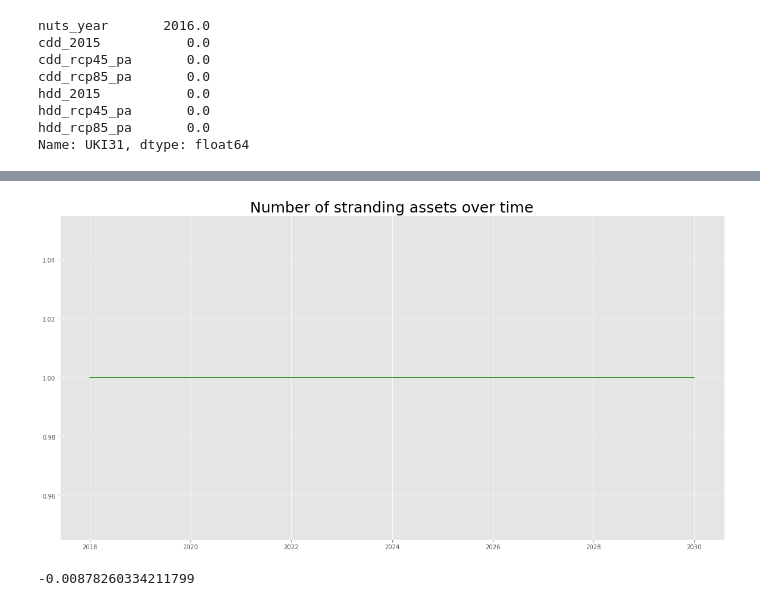
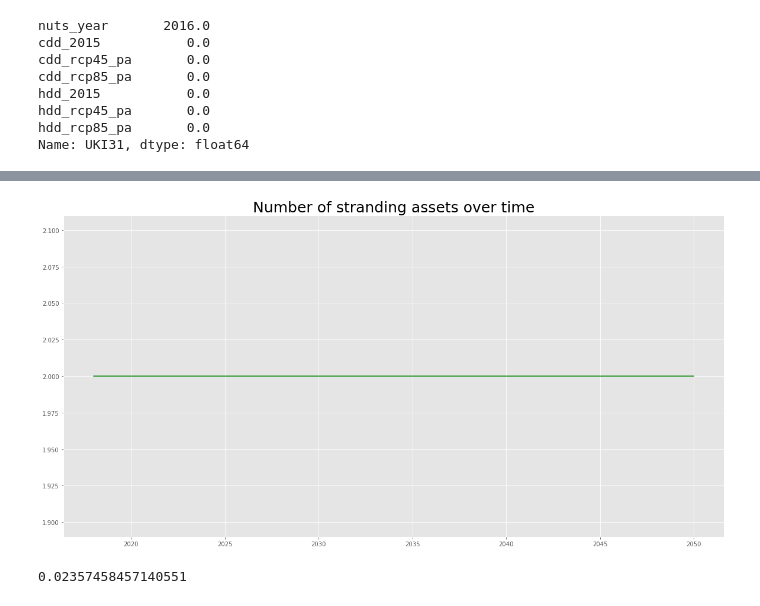
Before and after one commit to BlockchainClimateInstitute/package-crrem, a Jupyter notebook: CVAR .ipynb, the cells around one changed output, grey strips where cells are left out. Drawn from its saved outputs; the diff is of its cells as text; code cells hidden in the pictures.

```diff
--- a/CVAR .ipynb
+++ b/CVAR .ipynb
@@ -42,3 +43,3 @@ json = {'BUILDING_REFERENCE_NUMBER':5336094578,'PROPERTY_GROUPING':'Domestic','P
 # %%
-epc = DataQ(f"""select * from public.epcsourcedata where "BUILDING_REFERENCE_NUMBER" = {750222380000} """).data
-epc = epc.set_index('BUILDING_REFERENCE_NUMBER')
+epc = DataQ(f"""select * from public.epcsourcedata where "BUILDING_REFERENCE_NUMBER" = {763233180000} """).data
+epc.set_index('BUILDING_REFERENCE_NUMBER')
@@ -329,7 +314,7 @@ class Portfolio:
         return total_loss/total_price
 # %%
 a = Building(5336094578,500000)
-b = Building(750222380000,500000)
+b = Building(763233180000,500000)
 
 json = {'BUILDING_REFERENCE_NUMBER':5336094578,'PROPERTY_GROUPING':'Domestic','PROPERTY_TYPE':'House',
         'CO2_EMISS_CURR_PER_FLOOR_AREA': 66.0,'MAIN_FUEL':'mains gas (not community)',
@@ -354,7 +339,7 @@ b.VAR(Diagram=False,end_year=2050)
 # %%
 p = Portfolio(buildings)
 # %%
-p.VAR(end_year=2030, Diagram=True)
+p.VAR(end_year=2050, Diagram=True)
 # %% [output]
-[figure, old version]
+[figure, new version]
--0.00878260334211799
+0.02357458457140551
```
Also changed, not shown: parts of 9 cells of this notebook, 7 other files.
